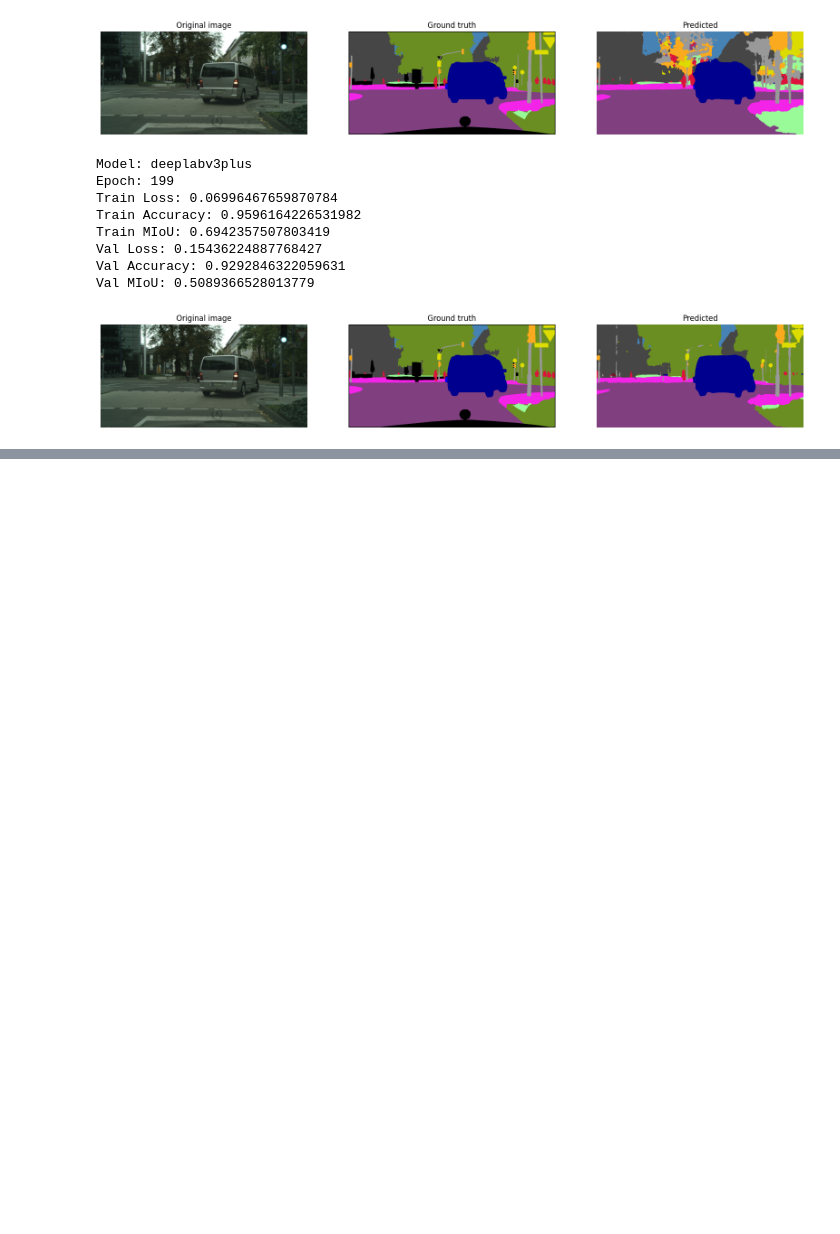
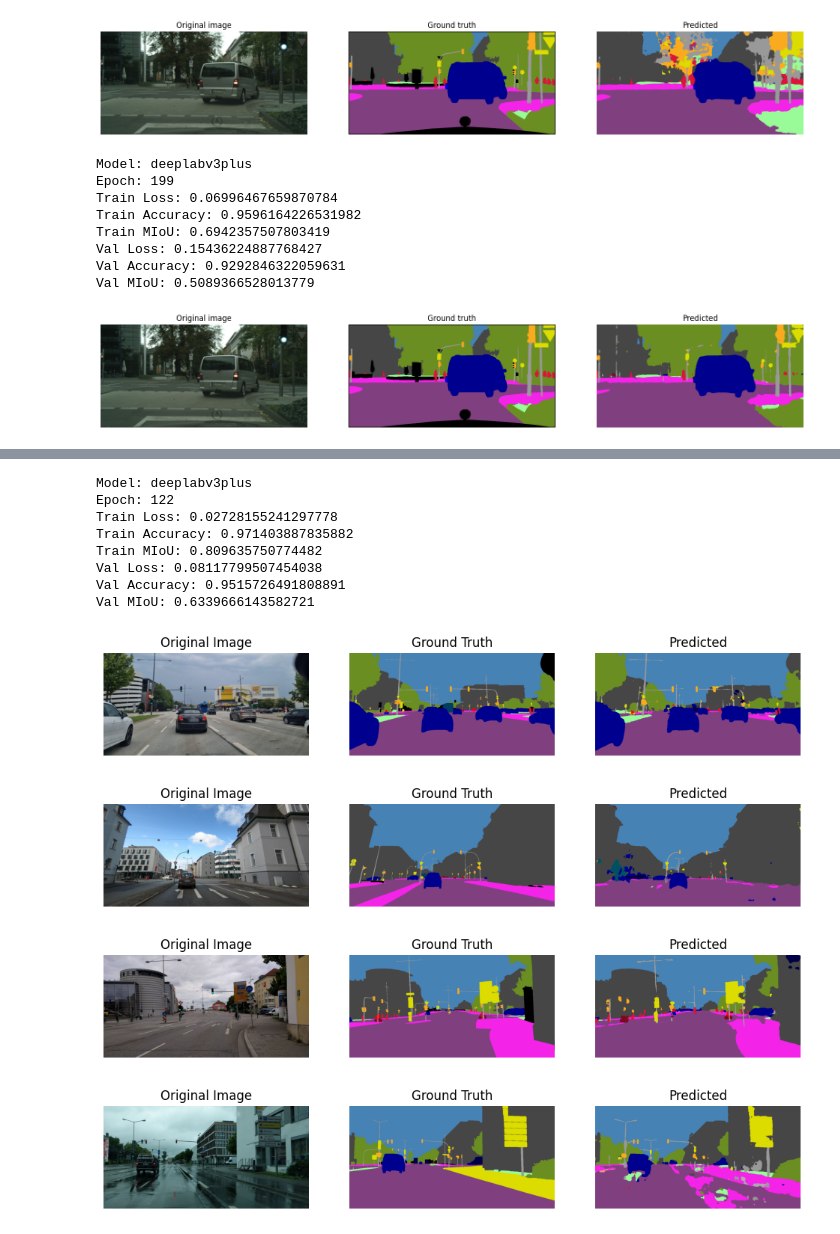
Before and after one commit to lucauhl/Semantic-Segmentation-Traffic-Scenes, a Jupyter notebook: inference_visualisation.ipynb, the cells around one changed output, grey strips where cells are left out. Saved outputs shown, nothing was run; the diff lists cells and outputs as text; code cells hidden in the pictures; blank space fills up the shorter version.

```diff
--- a/inference_visualisation.ipynb
+++ b/inference_visualisation.ipynb
@@ -314,0 +316,15 @@ Val MIoU: 0.6354168544218927
+# %%
+visualize_cvat_images("deeplab", "deeplab_cityscapes_giga_run_3271161")
+# %% [output]
+Model: deeplabv3plus
+Epoch: 122
+Train Loss: 0.02728155241297778
+Train Accuracy: 0.971403887835882
+Train MIoU: 0.809635750774482
+Val Loss: 0.08117799507454038
+Val Accuracy: 0.9515726491808891
+Val MIoU: 0.6339666143582721
+[figure, added]
+[figure, added]
+[figure, added]
+[figure, added]
```
Also changed, not shown: parts of 3 cells of this notebook, 18 other files.
